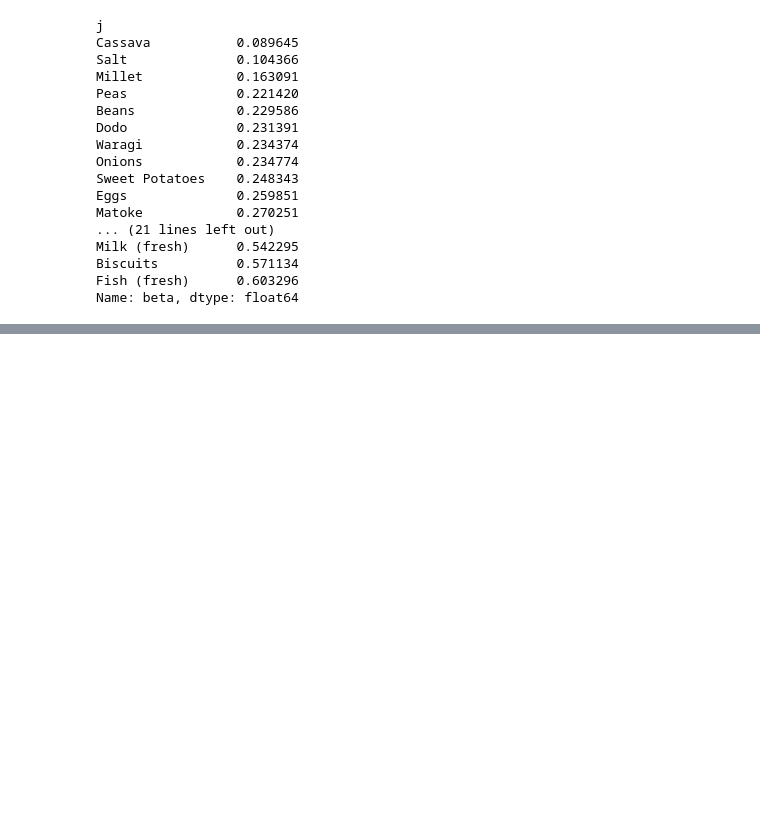
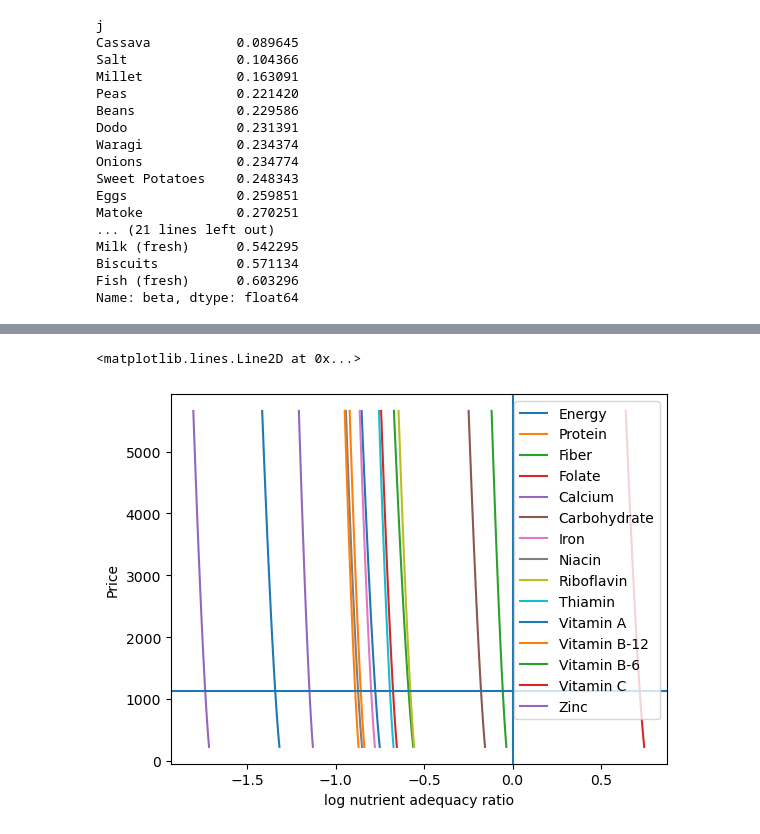
Before and after one commit to vkeroles/EEP153-SP23-Proj4, a Jupyter notebook: Team_HWiley_code.ipynb, the cells around one changed output, grey strips where cells are left out. Cells and saved outputs as stored; diff of their text form; code cells hidden in the pictures; blank space fills up the shorter version.

```diff
--- a/Team_HWiley_code.ipynb
+++ b/Team_HWiley_code.ipynb
@@ -314,0 +623,12 @@ result.to_pickle('my_estimates.pickle')
+# %%
+poorer_x = x0/2
+
+plt.plot([np.log(nutrient_adequacy_ratio(poorer_x,my_prices(p0,j=my_j)))[UseNutrients] for p0 in P],P)
+plt.legend(UseNutrients)
+plt.ylabel('Price')
+plt.xlabel('log nutrient adequacy ratio')
+plt.axvline(0)
+plt.axhline(pbar[my_j])
+# %% [output]
+<matplotlib.lines.Line2D at 0x...>
+[figure, added]
```
Also changed, not shown: parts of 32 cells of this notebook.
